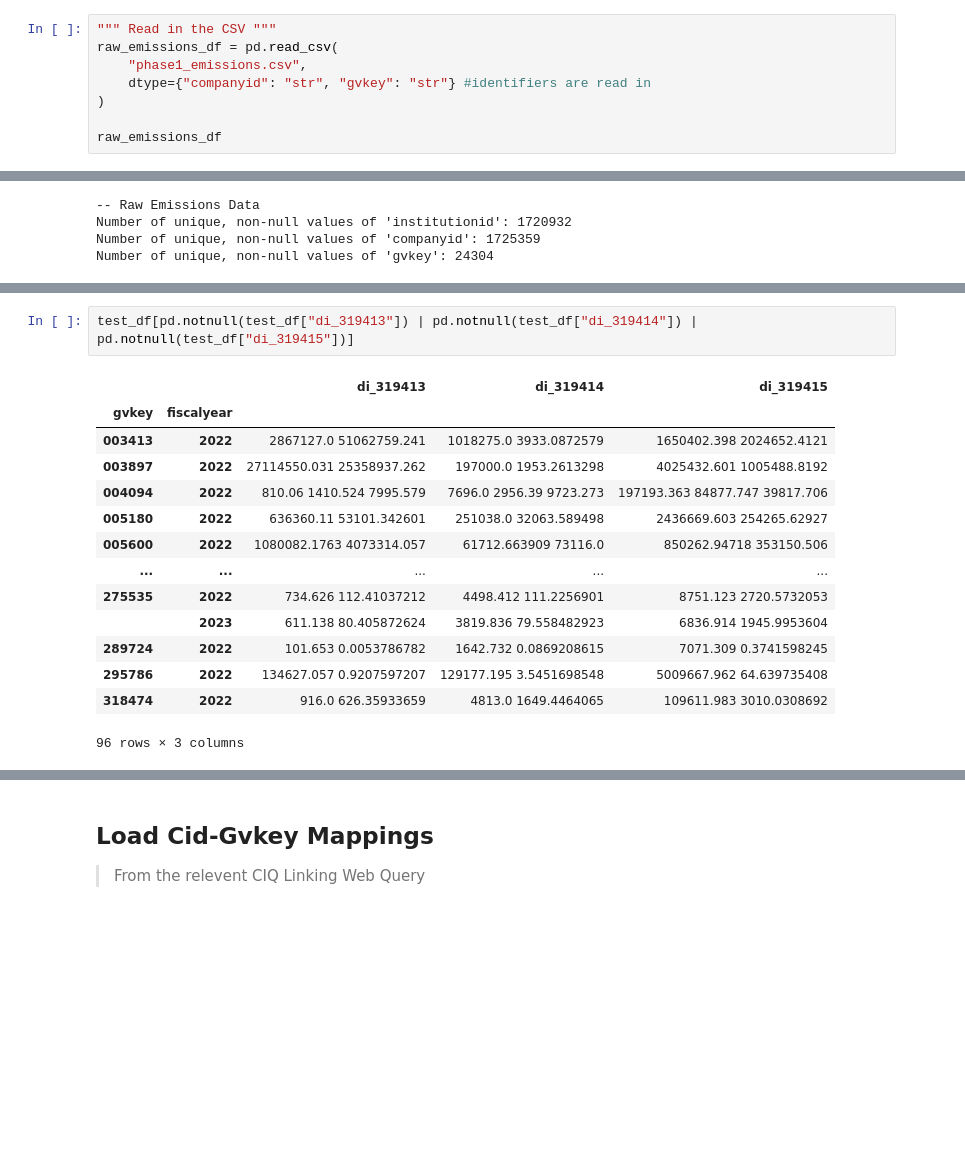
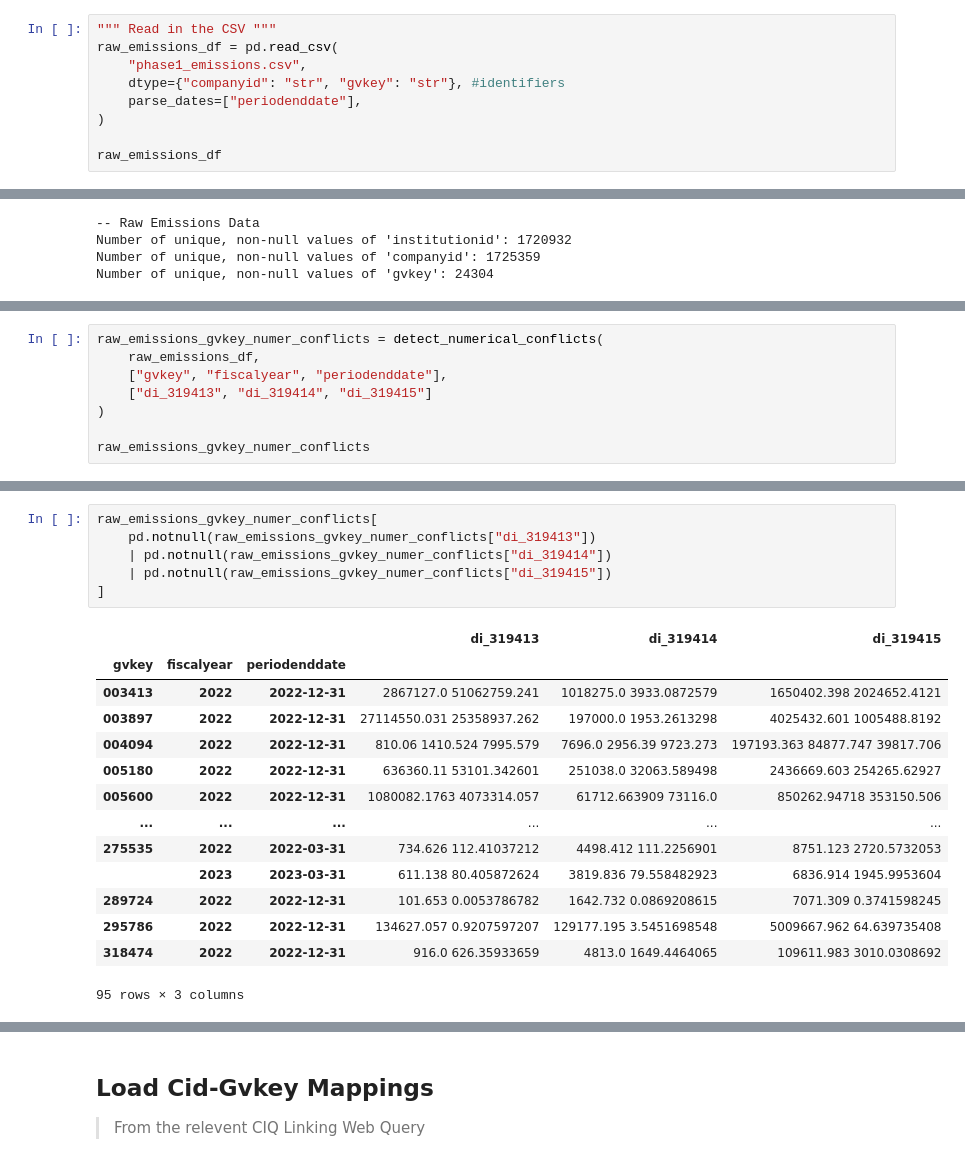
Before and after one commit to varunchodanker/MSc-Individual-Project, a Jupyter notebook: Phase1.ipynb, the cells around one changed output, grey strips where cells are left out. Cells and saved outputs as stored; diff of their text form; blank space fills up the shorter version.

Commit message:
Did more cleaning on the emissions and cid-gvkey join data

```diff
--- a/Phase1.ipynb
+++ b/Phase1.ipynb
@@ -14,7 +16,8 @@ import numpy as np
 """ Read in the CSV """
 raw_emissions_df = pd.read_csv(
     "phase1_emissions.csv",
-    dtype={"companyid": "str", "gvkey": "str"} #identifiers are read in
+    dtype={"companyid": "str", "gvkey": "str"}, #identifiers
+    parse_dates=["periodenddate"],
 )
 
 raw_emissions_df
@@ -159,0 +299,8 @@ test_df
+# %%
+raw_emissions_gvkey_numer_conflicts = detect_numerical_conflicts(
+    raw_emissions_df,
+    ["gvkey", "fiscalyear", "periodenddate"],
+    ["di_319413", "di_319414", "di_319415"]
+)
+
+raw_emissions_gvkey_numer_conflicts
@@ -160,17 +322,21 @@ test_df
 # %%
-test_df[pd.notnull(test_df["di_319413"]) | pd.notnull(test_df["di_319414"]) | pd.notnull(test_df["di_319415"])]
+raw_emissions_gvkey_numer_conflicts[
+    pd.notnull(raw_emissions_gvkey_numer_conflicts["di_319413"])
+    | pd.notnull(raw_emissions_gvkey_numer_conflicts["di_319414"])
+    | pd.notnull(raw_emissions_gvkey_numer_conflicts["di_319415"])
+]
 # %% [output]
-|  |  | di_319413 | di_319414 | di_319415 |
-| gvkey | fiscalyear |  |  |  |
-| 003413 | 2022 | 2867127.0 51062759.241 | 1018275.0 3933.0872579 | 1650402.398 2024652.4121 |
-| 003897 | 2022 | 27114550.031 25358937.262 | 197000.0 1953.2613298 | 4025432.601 1005488.8192 |
-| 004094 | 2022 | 810.06 1410.524 7995.579 | 7696.0 2956.39 9723.273 | 197193.363 84877.747 39817.706 |
-| 005180 | 2022 | 636360.11 53101.342601 | 251038.0 32063.589498 | 2436669.603 254265.62927 |
-| 005600 | 2022 | 1080082.1763 4073314.057 | 61712.663909 73116.0 | 850262.94718 353150.506 |
-| ... | ... | ... | ... | ... |
-| 275535 | 2022 | 734.626 112.41037212 | 4498.412 111.2256901 | 8751.123 2720.5732053 |
-|  | 2023 | 611.138 80.405872624 | 3819.836 79.558482923 | 6836.914 1945.9953604 |
-| 289724 | 2022 | 101.653 0.0053786782 | 1642.732 0.0869208615 | 7071.309 0.3741598245 |
-| 295786 | 2022 | 134627.057 0.9207597207 | 129177.195 3.5451698548 | 5009667.962 64.639735408 |
-| 318474 | 2022 | 916.0 626.35933659 | 4813.0 1649.4464065 | 109611.983 3010.0308692 |
+|  |  |  | di_319413 | di_319414 | di_319415 |
+| gvkey | fiscalyear | periodenddate |  |  |  |
+| 003413 | 2022 | 2022-12-31 | 2867127.0 51062759.241 | 1018275.0 3933.0872579 | 1650402.398 2024652.4121 |
+| 003897 | 2022 | 2022-12-31 | 27114550.031 25358937.262 | 197000.0 1953.2613298 | 4025432.601 1005488.8192 |
+| 004094 | 2022 | 2022-12-31 | 810.06 1410.524 7995.579 | 7696.0 2956.39 9723.273 | 197193.363 84877.747 39817.706 |
+| 005180 | 2022 | 2022-12-31 | 636360.11 53101.342601 | 251038.0 32063.589498 | 2436669.603 254265.62927 |
+| 005600 | 2022 | 2022-12-31 | 1080082.1763 4073314.057 | 61712.663909 73116.0 | 850262.94718 353150.506 |
+| ... | ... | ... | ... | ... | ... |
+| 275535 | 2022 | 2022-03-31 | 734.626 112.41037212 | 4498.412 111.2256901 | 8751.123 2720.5732053 |
+|  | 2023 | 2023-03-31 | 611.138 80.405872624 | 3819.836 79.558482923 | 6836.914 1945.9953604 |
+| 289724 | 2022 | 2022-12-31 | 101.653 0.0053786782 | 1642.732 0.0869208615 | 7071.309 0.3741598245 |
+| 295786 | 2022 | 2022-12-31 | 134627.057 0.9207597207 | 129177.195 3.5451698548 | 5009667.962 64.639735408 |
+| 318474 | 2022 | 2022-12-31 | 916.0 626.35933659 | 4813.0 1649.4464065 | 109611.983 3010.0308692 |
-96 rows × 3 columns
+95 rows × 3 columns
```
Also changed, not shown: parts of 92 cells of this notebook.
